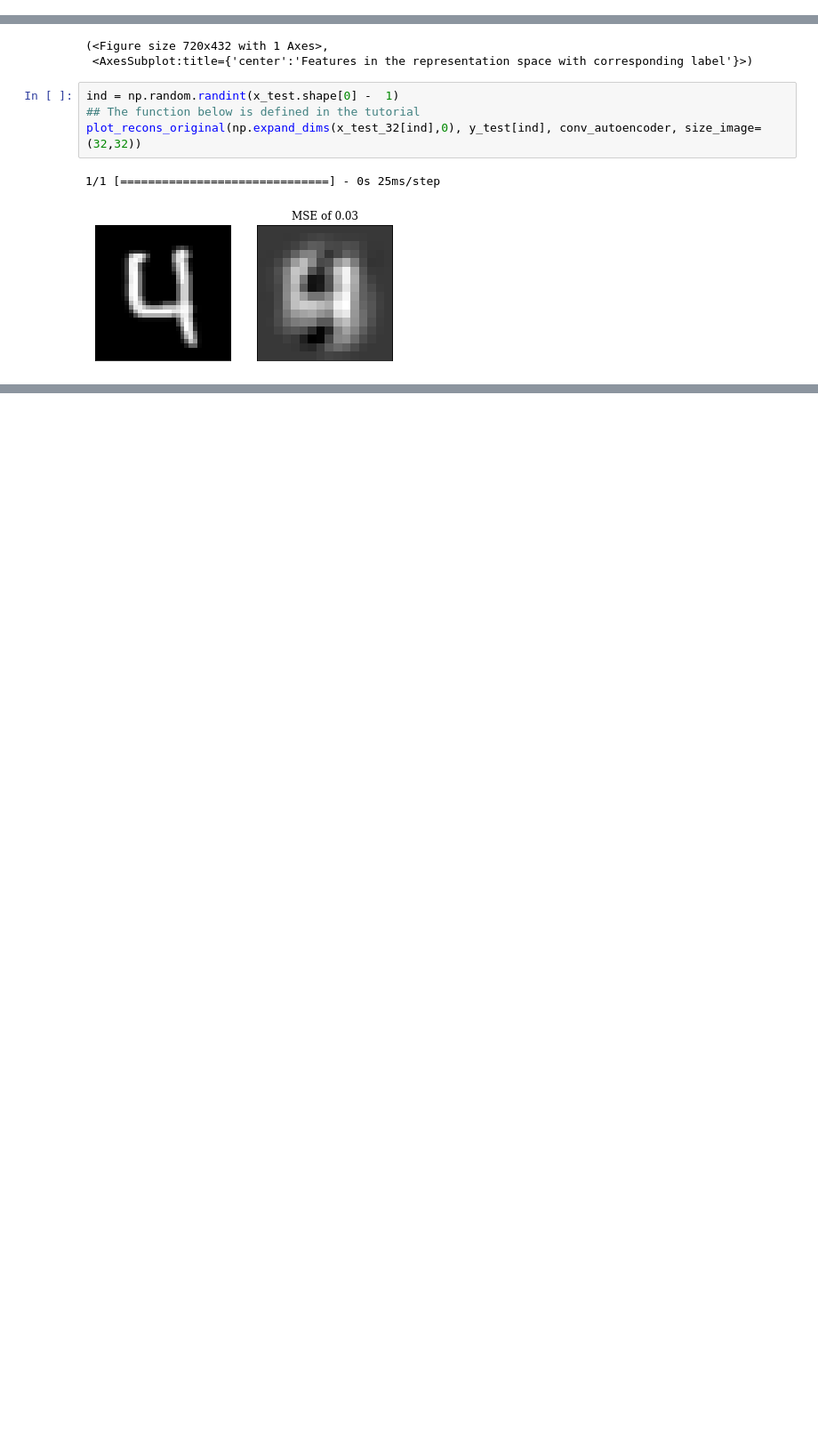
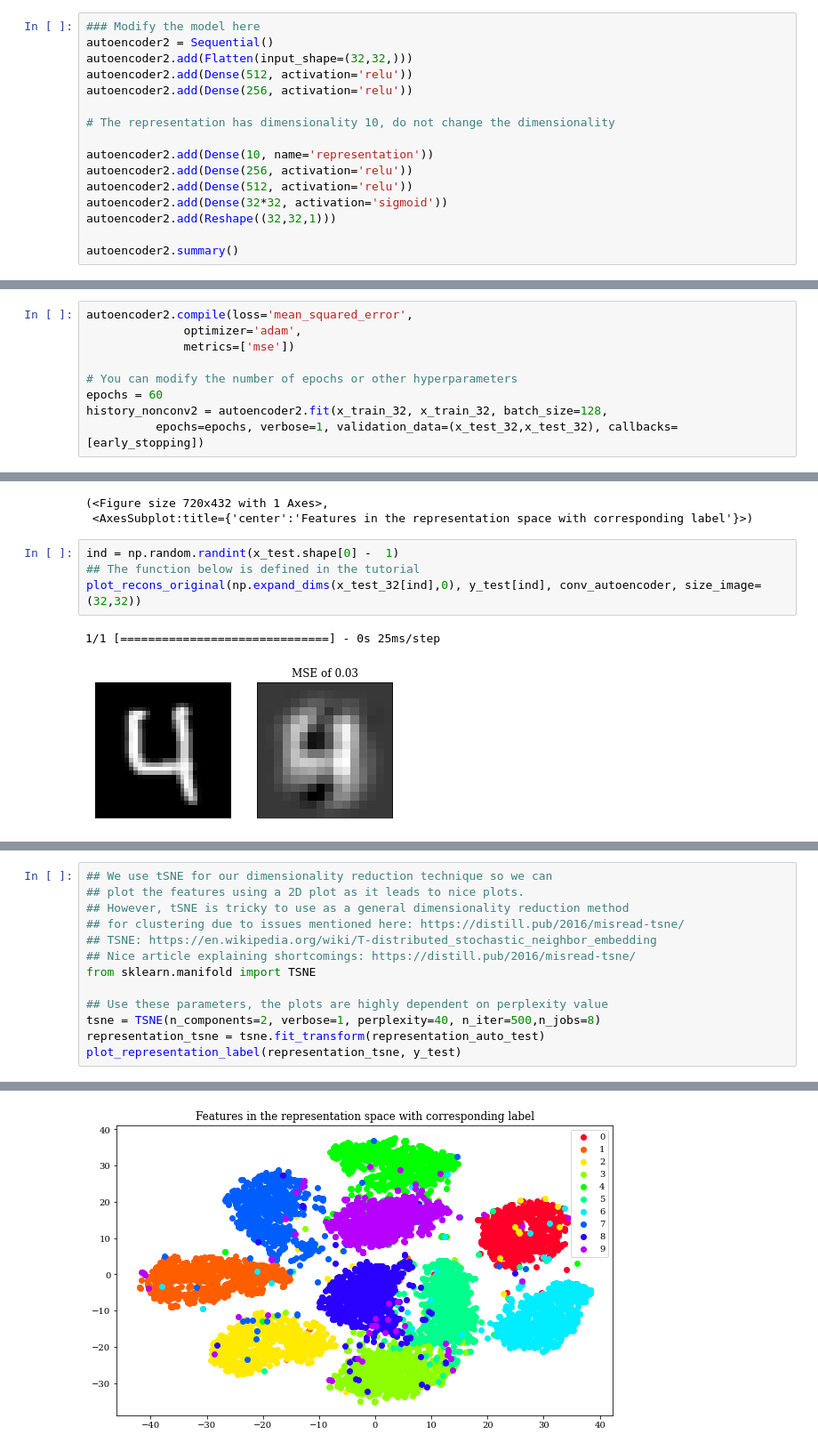
Before and after one commit to limited-fion/deep-learning-cw, a Jupyter notebook: 06_cw.ipynb, the cells around one changed output, grey strips where cells are left out. Shown at 89% size. Saved outputs shown, nothing was run; the diff lists cells and outputs as text; blank space fills up the shorter version.

```diff
--- a/06_cw.ipynb
+++ b/06_cw.ipynb
@@ -171,0 +209,16 @@ Epoch 20/20
+# %%
+### Modify the model here
+autoencoder2 = Sequential()
+autoencoder2.add(Flatten(input_shape=(32,32,)))
+autoencoder2.add(Dense(512, activation='relu'))
+autoencoder2.add(Dense(256, activation='relu'))
+
+# The representation has dimensionality 10, do not change the dimensionality
+
+autoencoder2.add(Dense(10, name='representation'))
+autoencoder2.add(Dense(256, activation='relu'))
+autoencoder2.add(Dense(512, activation='relu'))
+autoencoder2.add(Dense(32*32, activation='sigmoid'))
+autoencoder2.add(Reshape((32,32,1)))
+
+autoencoder2.summary()
@@ -171,0 +243,9 @@ Epoch 20/20
+# %%
+autoencoder2.compile(loss='mean_squared_error',
+              optimizer='adam',
+              metrics=['mse'])
+
+# You can modify the number of epochs or other hyperparameters
+epochs = 60
+history_nonconv2 = autoencoder2.fit(x_train_32, x_train_32, batch_size=128,
+          epochs=epochs, verbose=1, validation_data=(x_test_32,x_test_32), callbacks=[early_stopping])
@@ -306,0 +512,14 @@ plot_recons_original(np.expand_dims(x_test_32[ind],0), y_test[ind], conv_autoenc
+# %%
+## We use tSNE for our dimensionality reduction technique so we can
+## plot the features using a 2D plot as it leads to nice plots.
+## However, tSNE is tricky to use as a general dimensionality reduction method
+## for clustering due to issues mentioned here: https://distill.pub/2016/misread-tsne/
+## TSNE: https://en.wikipedia.org/wiki/T-distributed_stochastic_neighbor_embedding
+## Nice article explaining shortcomings: https://distill.pub/2016/misread-tsne/
+from sklearn.manifold import TSNE
+
+## Use these parameters, the plots are highly dependent on perplexity value
+tsne = TSNE(n_components=2, verbose=1, perplexity=40, n_iter=500,n_jobs=8)
+representation_tsne = tsne.fit_transform(representation_auto_test)
+plot_representation_label(representation_tsne, y_test)
+# %% [output]
@@ -306,0 +542 @@ plot_recons_original(np.expand_dims(x_test_32[ind],0), y_test[ind], conv_autoenc
+[figure, added]
```
Also changed, not shown: parts of 21 cells of this notebook.
